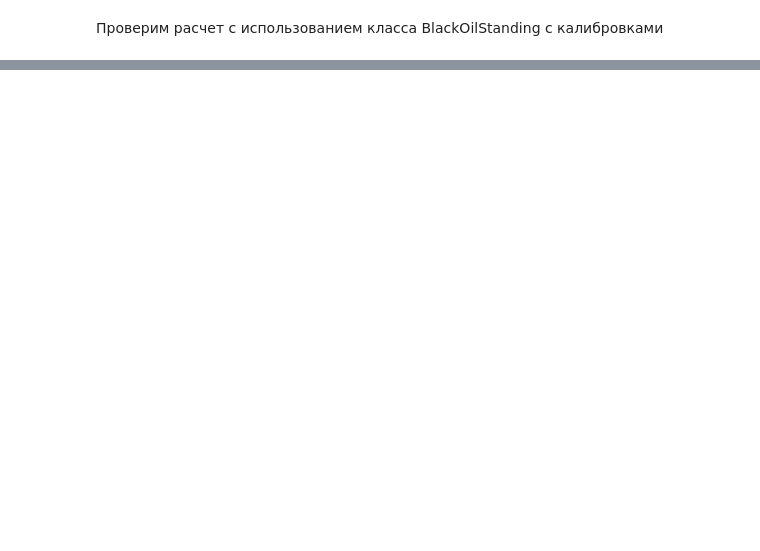
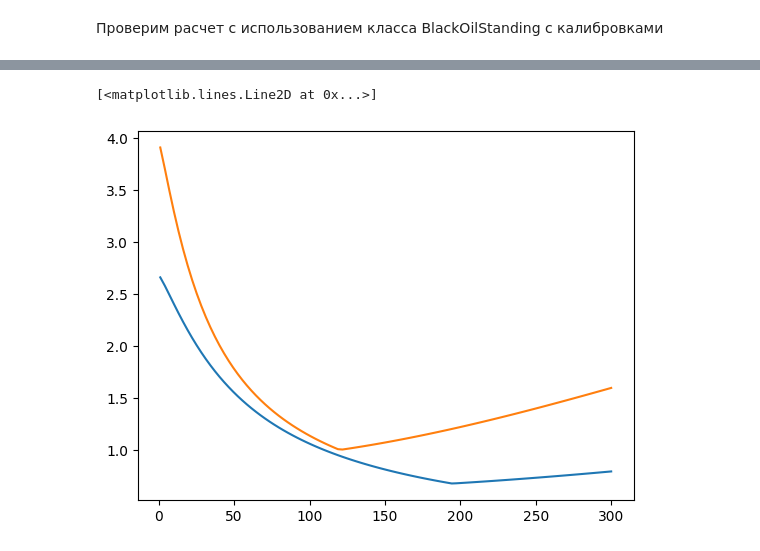
Before and after one commit to unifloc/neftpy, a Jupyter notebook: notebooks/uPVT_fluid.ipynb, the cells around one changed output, grey strips where cells are left out. Saved outputs shown, nothing was run; the diff lists cells and outputs as text; code cells hidden in the pictures; blank space fills up the shorter version.

```diff
--- a/notebooks/uPVT_fluid.ipynb
+++ b/notebooks/uPVT_fluid.ipynb
@@ -30,0 +34,6 @@ plt.plot(plist, fl._b_oil_m3m3)
+# %%
+plt.plot(plist, fl.mu_oil_cP)
+plt.plot(plist, fl1.mu_oil_cP)
+# %% [output]
+[<matplotlib.lines.Line2D at 0x...>]
+[figure, added]
```
Also changed, not shown: parts of 11 cells of this notebook.
